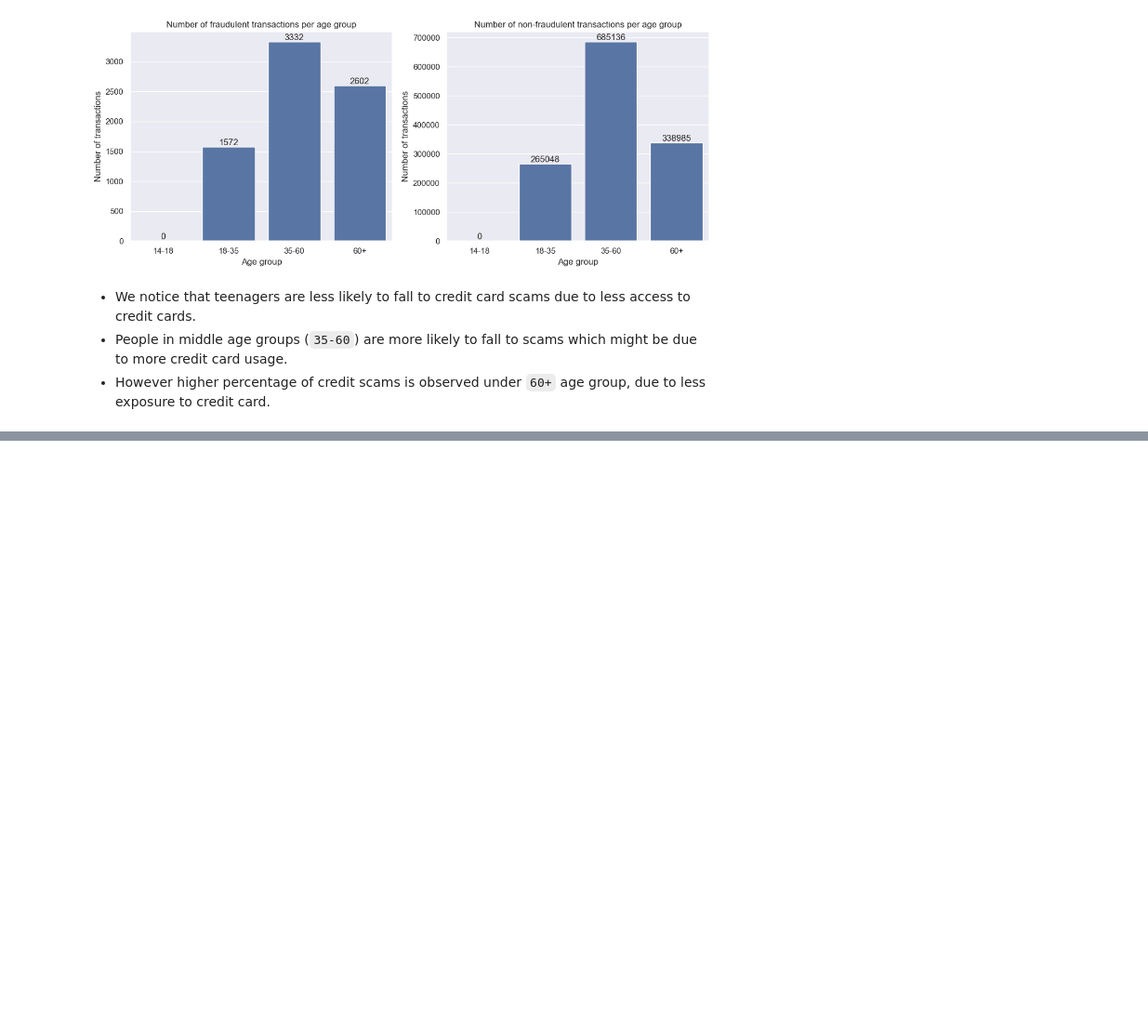
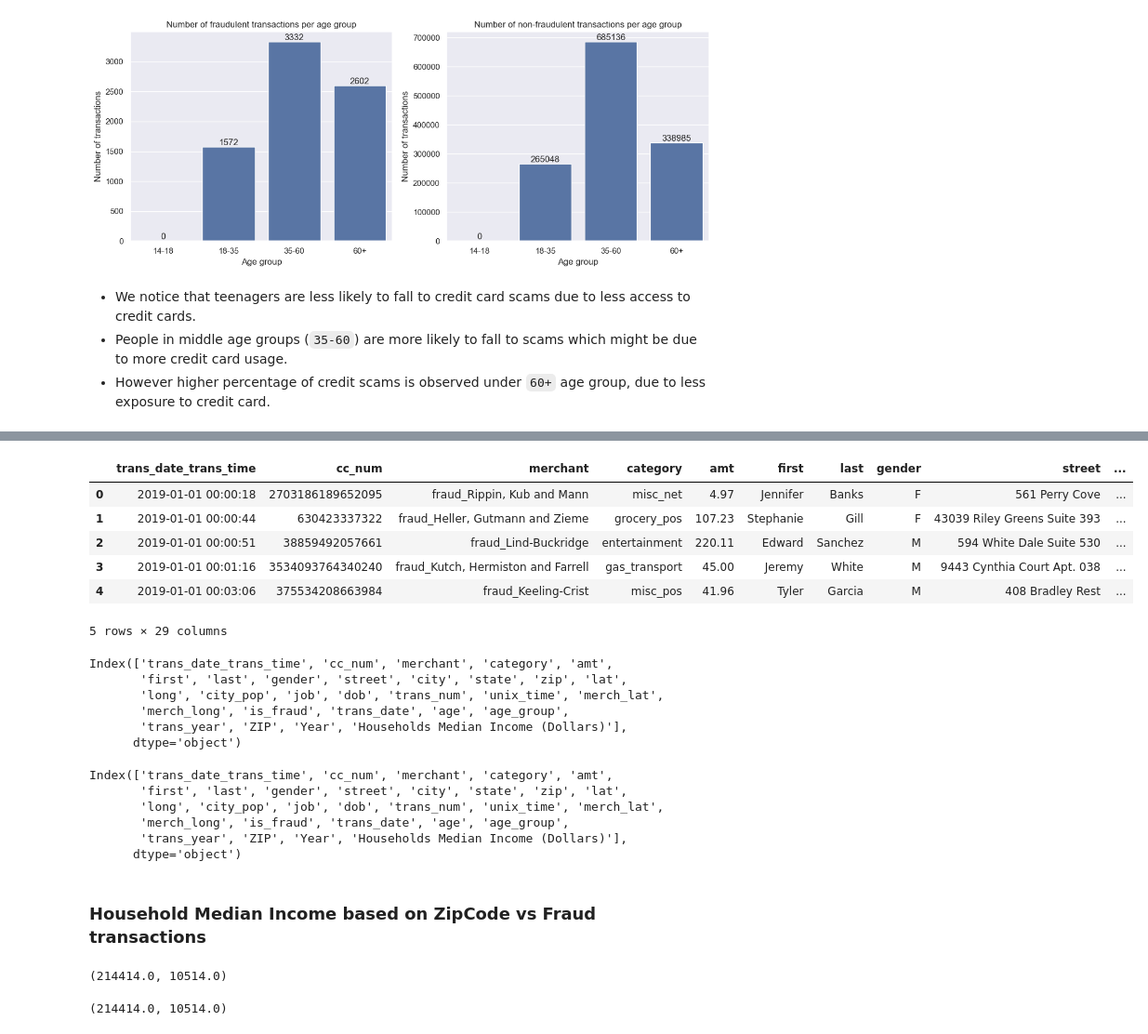
Before and after one commit to KeshavElangoDS/Independent-Study-Fall-2024, a Jupyter notebook: notebooks/DataAnalysis_FraudDetection.ipynb, the cells around one changed output, grey strips where cells are left out. Shown: that part at 93% size. Saved outputs shown, nothing was run; the diff lists cells and outputs as text; code cells hidden in the pictures; blank space fills up the shorter version.

```diff
--- a/notebooks/DataAnalysis_FraudDetection.ipynb
+++ b/notebooks/DataAnalysis_FraudDetection.ipynb
@@ -486,0 +584,3 @@ plt.tight_layout()
+# %%
+us_median_income_2021_2011 = us_median_income[['ZIP','Year','Households Median Income (Dollars)']]
+us_median_income_2021_2011
@@ -486,0 +601,3 @@ plt.tight_layout()
+# %%
+us_median_income_2020_2019 = us_median_income_2021_2011[us_median_income_2021_2011['Year'].isin([2019,2020])]
+us_median_income_2020_2019['Year'].unique()
@@ -486,0 +624,4 @@ plt.tight_layout()
+# %%
+fraud_train_df["trans_year"] = pd.Series(pd.to_datetime(fraud_train_df.trans_date_trans_time)).dt.year
+fraud_test_df["trans_year"] = pd.Series(pd.to_datetime(fraud_test_df.trans_date_trans_time)).dt.year
+fraud_train_df["trans_year"]
@@ -486,0 +641,42 @@ plt.tight_layout()
+# %%
+fraud_train_df = pd.merge(fraud_train_df, us_median_income_2020_2019, how="left", left_on=["trans_year", "zip"], right_on=["Year", "ZIP"])
+fraud_train_df.head()
+# %% [output]
+|  | trans_date_trans_time | cc_num | merchant | category | amt | first | last | gender | street | ... |
+| 0 | 2019-01-01 00:00:18 | 2703186189652095 | fraud_Rippin, Kub and Mann | misc_net | 4.97 | Jennifer | Banks | F | 561 Perry Cove | ... |
+| 1 | 2019-01-01 00:00:44 | 630423337322 | fraud_Heller, Gutmann and Zieme | grocery_pos | 107.23 | Stephanie | Gill | F | 43039 Riley Greens Suite 393 | ... |
+| 2 | 2019-01-01 00:00:51 | 38859492057661 | fraud_Lind-Buckridge | entertainment | 220.11 | Edward | Sanchez | M | 594 White Dale Suite 530 | ... |
+| 3 | 2019-01-01 00:01:16 | 3534093764340240 | fraud_Kutch, Hermiston and Farrell | gas_transport | 45.00 | Jeremy | White | M | 9443 Cynthia Court Apt. 038 | ... |
+| 4 | 2019-01-01 00:03:06 | 375534208663984 | fraud_Keeling-Crist | misc_pos | 41.96 | Tyler | Garcia | M | 408 Bradley Rest | ... |
+5 rows × 29 columns
+# %%
+fraud_train_df = fraud_train_df.drop(columns=[col for col in fraud_train_df.columns if col.endswith(('_x', '_y'))])
+fraud_train_df.columns
+# %% [output]
+Index(['trans_date_trans_time', 'cc_num', 'merchant', 'category', 'amt',
+       'first', 'last', 'gender', 'street', 'city', 'state', 'zip', 'lat',
+       'long', 'city_pop', 'job', 'dob', 'trans_num', 'unix_time', 'merch_lat',
+       'merch_long', 'is_fraud', 'trans_date', 'age', 'age_group',
+       'trans_year', 'ZIP', 'Year', 'Households Median Income (Dollars)'],
+      dtype='object')
+# %%
+fraud_test_df = pd.merge(fraud_test_df, us_median_income_2020_2019, how="left", left_on=["trans_year", "zip"], right_on=["Year", "ZIP"])
+fraud_test_df = fraud_test_df.drop(columns=[col for col in fraud_test_df.columns if col.endswith(('_x', '_y'))])
+fraud_test_df.columns
+# %% [output]
+Index(['trans_date_trans_time', 'cc_num', 'merchant', 'category', 'amt',
+       'first', 'last', 'gender', 'street', 'city', 'state', 'zip', 'lat',
+       'long', 'city_pop', 'job', 'dob', 'trans_num', 'unix_time', 'merch_lat',
+       'merch_long', 'is_fraud', 'trans_date', 'age', 'age_group',
+       'trans_year', 'ZIP', 'Year', 'Households Median Income (Dollars)'],
+      dtype='object')
+# %% [markdown]
+### Household Median Income based on ZipCode  vs Fraud transactions
+# %%
+fraud_train_df['Households Median Income (Dollars)'].max(), fraud_train_df['Households Median Income (Dollars)'].min()
+# %% [output]
+(214414.0, 10514.0)
+# %%
+fraud_test_df['Households Median Income (Dollars)'].max(), fraud_test_df['Households Median Income (Dollars)'].min()
+# %% [output]
+(214414.0, 10514.0)
```
Also changed, not shown: parts of 31 cells of this notebook, 2 other files.
